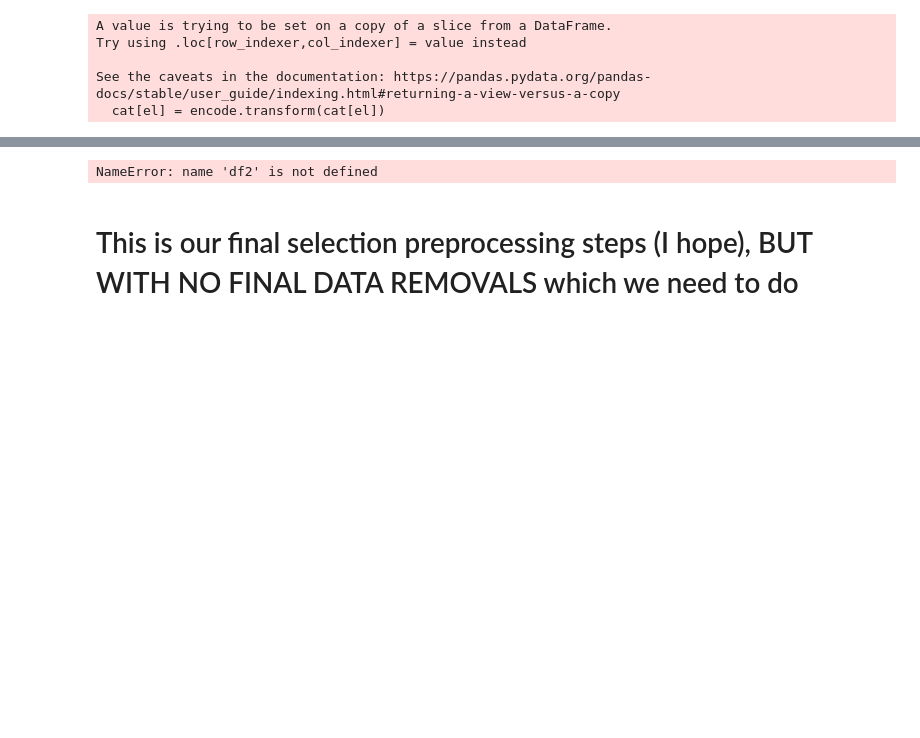
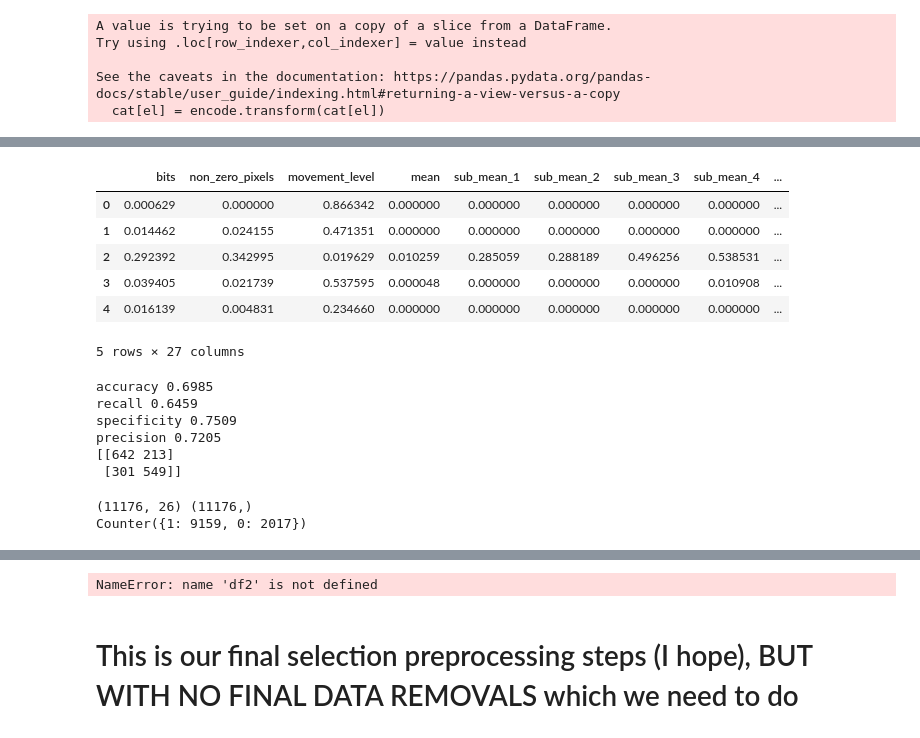
Before and after one commit to ostapkharysh/ColonoscopyDetection, a Jupyter notebook: DataDescription.ipynb, the cells around one changed output, grey strips where cells are left out. Saved outputs shown, nothing was run; the diff lists cells and outputs as text; code cells hidden in the pictures; blank space fills up the shorter version.

Commit message:
"AccuracyCheck"

```diff
--- a/DataDescription.ipynb
+++ b/DataDescription.ipynb
@@ -408,0 +431,10 @@ df.to_csv("tryMe.csv")
+# %%
+fin_df.head()
+# %% [output]
+|  | bits | non_zero_pixels | movement_level | mean | sub_mean_1 | sub_mean_2 | sub_mean_3 | sub_mean_4 | ... |
+| 0 | 0.000629 | 0.000000 | 0.866342 | 0.000000 | 0.000000 | 0.000000 | 0.000000 | 0.000000 | ... |
+| 1 | 0.014462 | 0.024155 | 0.471351 | 0.000000 | 0.000000 | 0.000000 | 0.000000 | 0.000000 | ... |
+| 2 | 0.292392 | 0.342995 | 0.019629 | 0.010259 | 0.285059 | 0.288189 | 0.496256 | 0.538531 | ... |
+| 3 | 0.039405 | 0.021739 | 0.537595 | 0.000048 | 0.000000 | 0.000000 | 0.000000 | 0.010908 | ... |
+| 4 | 0.016139 | 0.004831 | 0.234660 | 0.000000 | 0.000000 | 0.000000 | 0.000000 | 0.000000 | ... |
+5 rows × 27 columns
@@ -408,0 +444,37 @@ df.to_csv("tryMe.csv")
+# %%
+X = fin_df[fin_df.columns[:-1]]
+y = fin_df[fin_df.columns[-1]]
+
+X_train, X_test, y_train, y_test = train_test_split(X, y, test_size=0.3, random_state=0)
+logreg = LogisticRegression(max_iter=1000)
+logreg.fit(X_train, y_train)
+y_pred = logreg.predict(X_test)
+
+
+confusion = metrics.confusion_matrix(y_test,y_pred)
+
+TP = confusion[1,1]
+TN = confusion[0,0]
+FP = confusion[0,1]
+FN = confusion[1,0]
+
+accuracy = (TP + TN) / float(TP+TN+FP+FN) # metrics.accuracy_score(y_test, y_pred)
+sensitiviy = TP / float(TP+FN)  #recall metrics.recall_score(y_test, y_pred)
+
+specificity = TN / float(TN+FP) #when the actual value is negative, how often is the predicion correct?
+precision = TP / float(TP+FP)   #metrics.precision_score(y_test, y_pred)
+
+print("accuracy", accuracy.round(4))
+print("recall", sensitiviy.round(4))
+print("specificity", specificity.round(4))
+print("precision",precision.round(4))
+
+
+print(confusion)
+# %% [output]
+accuracy 0.6985
+recall 0.6459
+specificity 0.7509
+precision 0.7205
+[[642 213]
+ [301 549]]
@@ -408,0 +487,14 @@ df.to_csv("tryMe.csv")
+# %%
+from numpy import where
+from collections import Counter
+from matplotlib import pyplot
+# define dataset
+X_train, X_test, y_train, y_test = train_test_split(X, y, test_size=0.3, random_state=1)
+# summarize dataset shape
+print(X_train.shape, y_train.shape)
+# summarize observations by class label
+counter = Counter(y_train)
+print(counter)
+# %% [output]
+(11176, 26) (11176,)
+Counter({1: 9159, 0: 2017})
```
Also changed, not shown: parts of 31 cells of this notebook.
